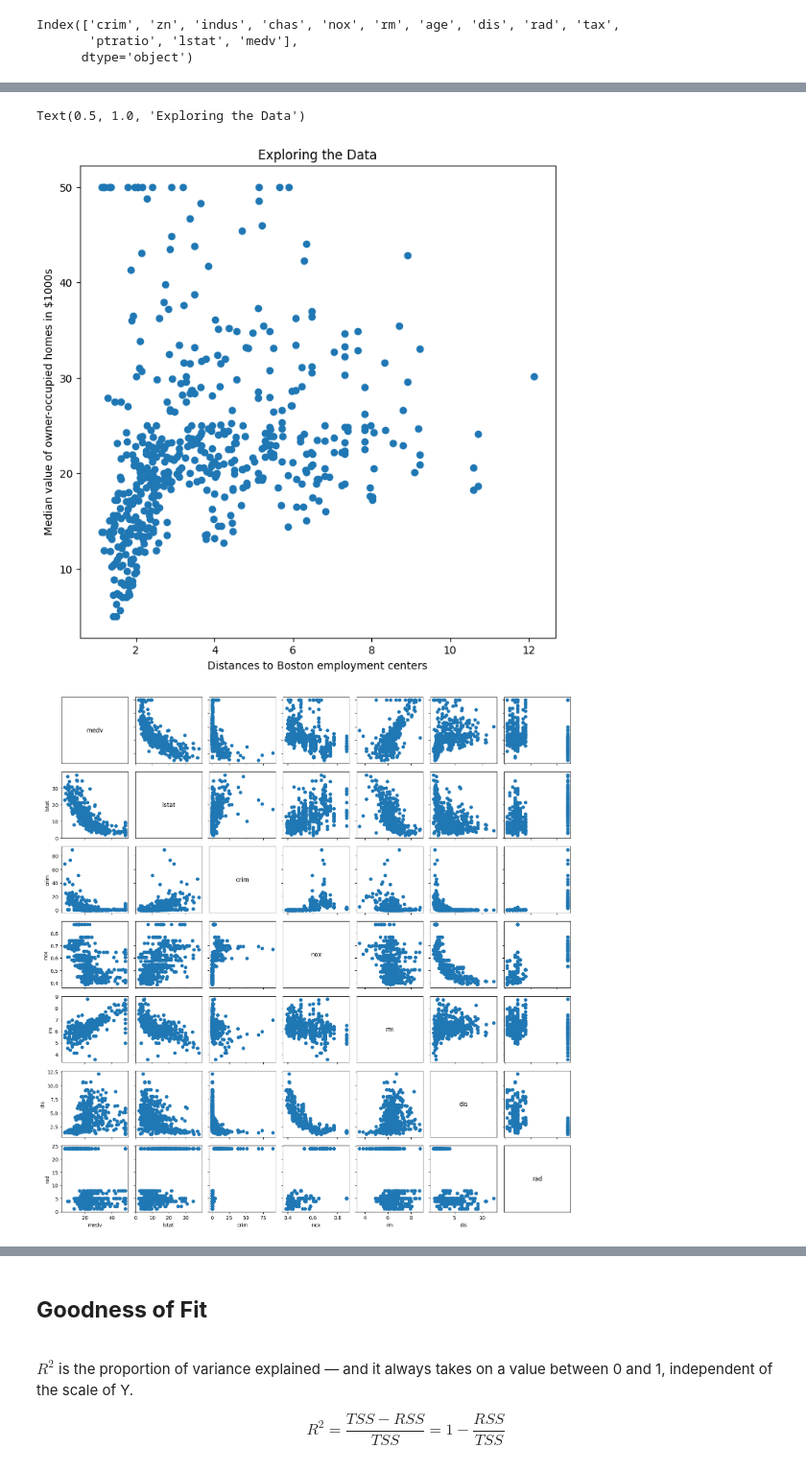
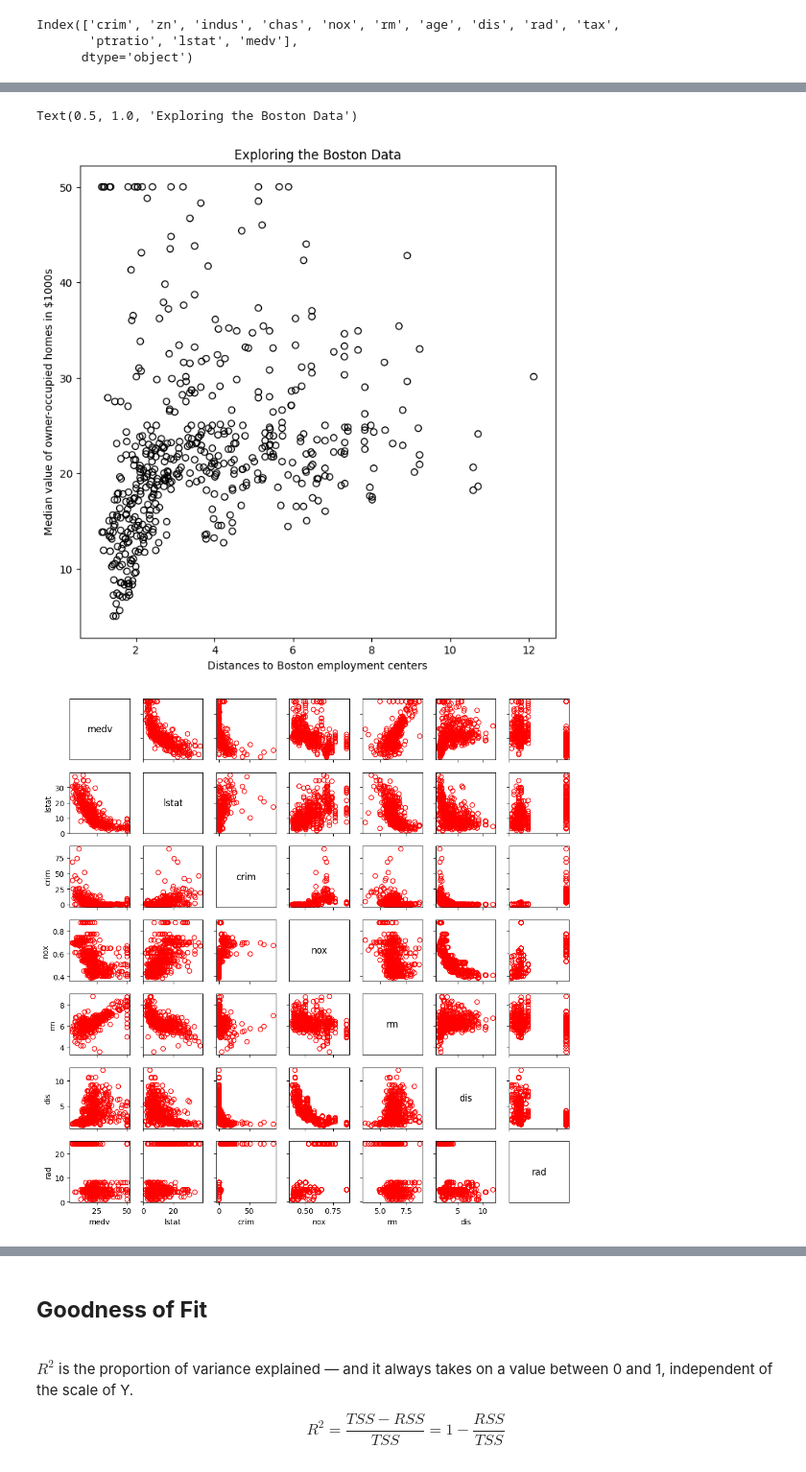
Before and after one commit to saharnazb/DataAnalytics, a Jupyter notebook: PredictiveAnalytics.ipynb, the cells around one changed output, grey strips where cells are left out. Shown: that part at 96% size. Drawn from its saved outputs; the diff is of its cells as text; code cells hidden in the pictures.

```diff
--- a/PredictiveAnalytics.ipynb
+++ b/PredictiveAnalytics.ipynb
@@ -225,45 +229,47 @@ What types of exploratory data analysis can we do?
 # %%
 fig, ax = subplots(figsize=(8, 8))
-ax.scatter(Boston['dis'], Boston['medv'])
+ax.scatter(Boston['dis'], Boston['medv'], color='black', marker='o', facecolors='none')
 ax.set_xlabel("Distances to Boston employment centers")
 ax.set_ylabel("Median value of owner-occupied homes in $1000s")
-ax.set_title("Exploring the Data")
+ax.set_title("Exploring the Boston Data")
 #fig.savefig("medv_dis_Scat", dpi=400)
 # %% [output]
-Text(0.5, 1.0, 'Exploring the Data')
+Text(0.5, 1.0, 'Exploring the Boston Data')
-[figure, old version]
+[figure, new version]
 # %%
 variables = ['medv', 'lstat', 'crim', 'nox', 'rm', 'dis', 'rad']
 n = len(variables)
 
-fig, axs = subplots(nrows=n, ncols=n, figsize=(15, 15))  # Adjust the figsize to fit your screen
+fig, axs = subplots(nrows=n, ncols=n, figsize=(10, 10))  # Adjust the figsize to fit your screen
 
 # Iterate over rows
 for i in range(n):
     # Iterate over columns
     for j in range(n):
         # If we're on the diagonal, we write the variable name
         if i == j:
             axs[i, j].text(0.5, 0.5, variables[i], horizontalalignment='center', verticalalignment='center', fontsize=12)
             axs[i, j].set_xticks([])
             axs[i, j].set_yticks([])
         # If we're not on the diagonal, we create a scatter plot
         else:
-            axs[i, j].scatter(Boston[variables[j]], Boston[variables[i]])
+            axs[i, j].scatter(Boston[variables[j]], Boston[variables[i]], color='red', marker='o', facecolors='none')
             if i < n - 1:  # Hide x-axis labels for all but the bottom plots
                 axs[i, j].set_xticklabels([])
             if j > 0:  # Hide y-axis labels for all but the first column plots
                 axs[i, j].set_yticklabels([])
             if j == 0:  # Only set y-label for the first column
                 axs[i, j].set_ylabel(variables[i])
             if i == n - 1:  # Only set x-label for the bottom row
                 axs[i, j].set_xlabel(variables[j])
 
 # Adjust layout to prevent overlap
 plt.tight_layout()
 plt.show()
+
+#my_figure.savefig('scatplots.png')
 # %% [output]
-[figure, old version]
+[figure, new version]
 # %% [markdown]
 \
 ## **Estimating the Coefficients**
```
Also changed, not shown: parts of 20 cells of this notebook.
